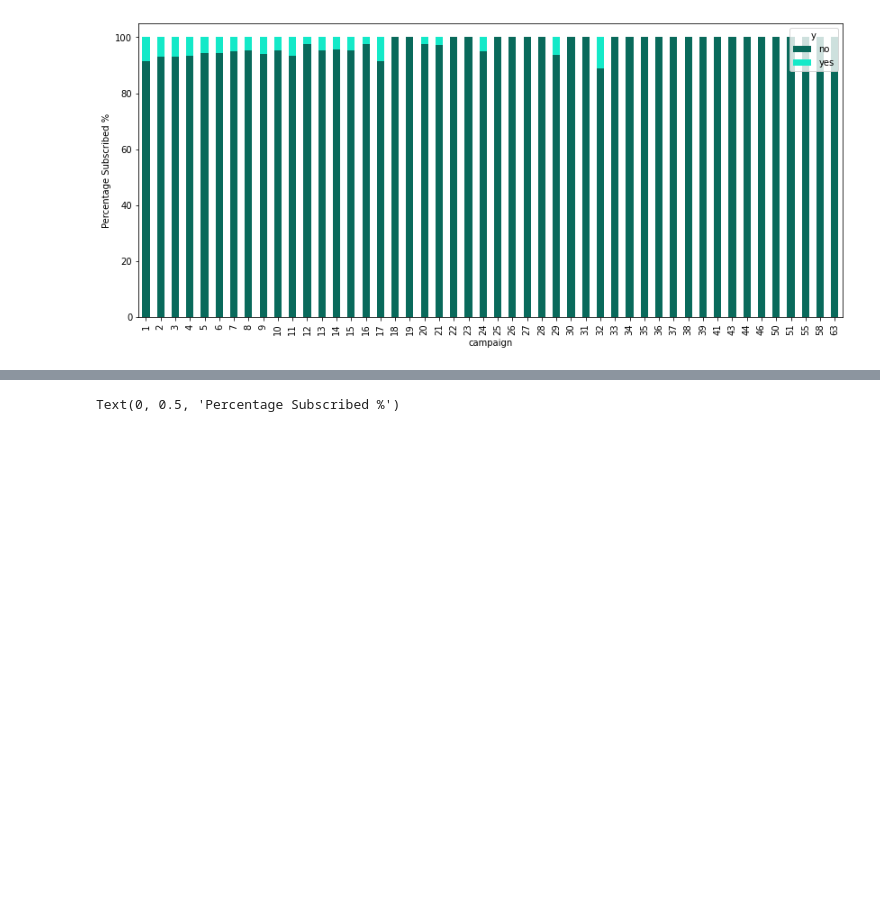
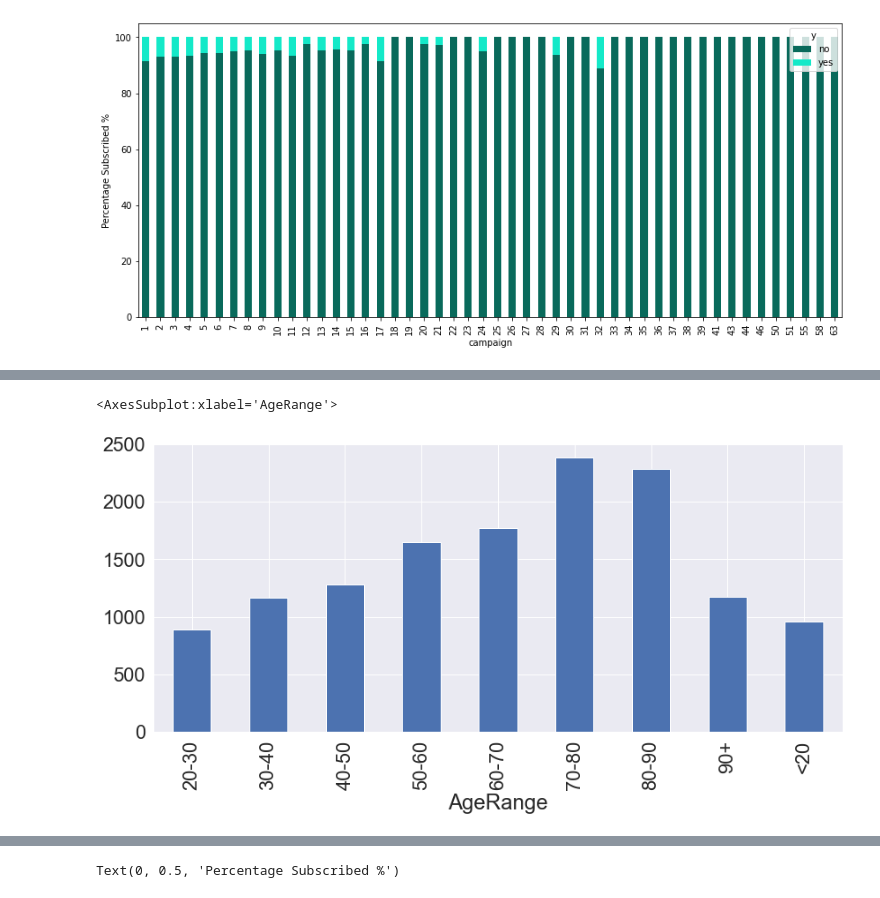
Before and after one commit to kre8tions/Apziva, a Jupyter notebook: cbxr8ZpqR79rOXna/cbxr8ZpqR79rOXna.ipynb, the cells around one changed output, grey strips where cells are left out. Drawn from its saved outputs; the diff is of its cells as text; code cells hidden in the pictures; blank space fills up the shorter version.

```diff
--- a/cbxr8ZpqR79rOXna/cbxr8ZpqR79rOXna.ipynb
+++ b/cbxr8ZpqR79rOXna/cbxr8ZpqR79rOXna.ipynb
@@ -205,0 +360,5 @@ df
+# %%
+df_num.groupby('AgeRange')['balance'].mean().plot(kind='bar',figsize=(14,6))
+# %% [output]
+<AxesSubplot:xlabel='AgeRange'>
+[figure, added]
```
Also changed, not shown: parts of 31 cells of this notebook.
